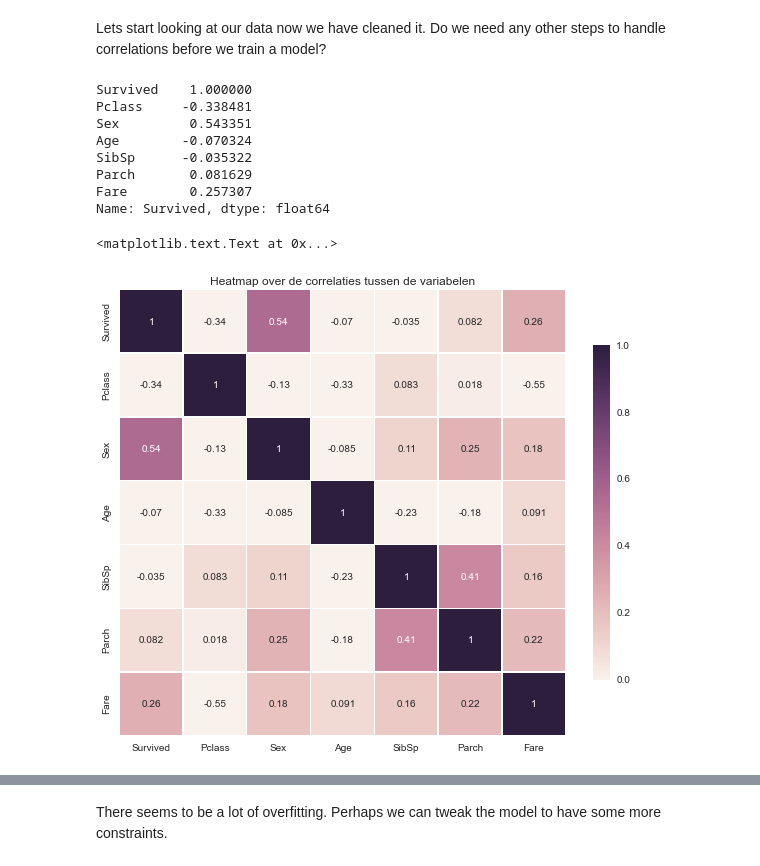
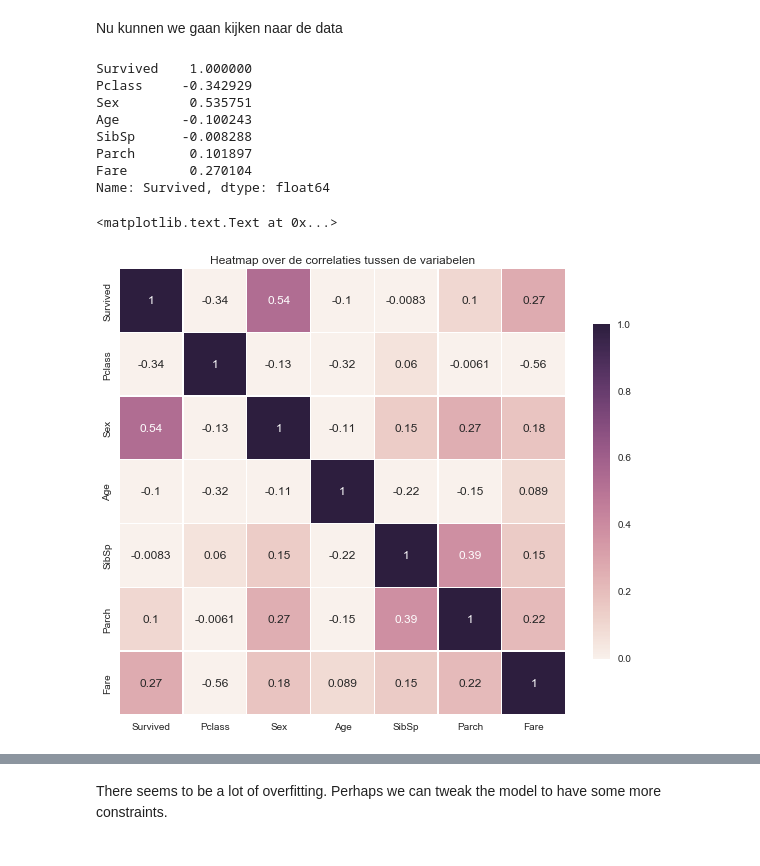
Before and after one commit to Wolterr/Python-demo---Titanic, a Jupyter notebook: Tooling Seminar - Titanic.ipynb, the cells around one changed output, grey strips where cells are left out. Cells and saved outputs as stored; diff of their text form; code cells hidden in the pictures.

Commit message:
Created train/test split from train.csv. Realised I was predicting gender for the test set.

```diff
--- a/Tooling Seminar - Titanic.ipynb
+++ b/Tooling Seminar - Titanic.ipynb
@@ -18,8 +19,10 @@ from sklearn.ensemble import RandomForestClassifier
 # %%
 # Read data
-train_data = pd.read_csv('./data/train.csv')
-test_data = pd.read_csv('./data/test.csv')
-test_y = pd.read_csv('./data/gender_submission.csv').Survived
+train_data = pd.read_csv('./train.csv')
+
+train_data, test_data = train_test_split(train_data, test_size = 0.2)
+test_y = test_data.Survived
+test_data.drop('Survived', axis=1, inplace=True)
 
 train_data.head(10)
 # %% [output]
@@ -77,5 +82,6 @@ After we get rid of the columns specified above, we still have to deal with the
 # %%
-train_data.drop(['PassengerId','Name','Ticket','Cabin','Embarked'], axis=1, inplace=True)
+train_data.drop(['PassengerId','Name','Ticket','Cabin','Embarked'], axis=1,
+                inplace=True)
 train_data['Age'].fillna(train_data['Age'].mean(), inplace=True)
 train_data.Age = train_data.Age.round(decimals=0)
 train_data.head(10)
@@ -135,21 +142,21 @@ test_data.head(10)
-# %% [markdown]
-Lets start looking at our data now we have cleaned it.
-Do we need any other steps to handle correlations before we train a model?
+# %% [markdown]
+Nu kunnen we gaan kijken naar de data
 # %%
 correlations = train_data.corr()
 print(correlations['Survived'])
 
 plt.figure(figsize=(10,10))
-sns.heatmap(correlations,linewidths=0.25, square=True, cbar_kws={'shrink' : .6}, annot=True, vmin=0, vmax=1)
+sns.heatmap(correlations,linewidths=0.25, square=True,
+            cbar_kws={'shrink' : .6}, annot=True, vmin=0, vmax=1)
 plt.title("Heatmap over de correlaties tussen de variabelen")
 # %% [output]
 Survived    1.000000
-Pclass     -0.338481
-Sex         0.543351
-Age        -0.070324
-SibSp      -0.035322
-Parch       0.081629
-Fare        0.257307
+Pclass     -0.342929
+Sex         0.535751
+Age        -0.100243
+SibSp      -0.008288
+Parch       0.101897
+Fare        0.270104
 Name: Survived, dtype: float64
 <matplotlib.text.Text at 0x...>
-[figure, old version]
+[figure, new version]
```
Also changed, not shown: parts of 25 cells of this notebook, 1 other file.
